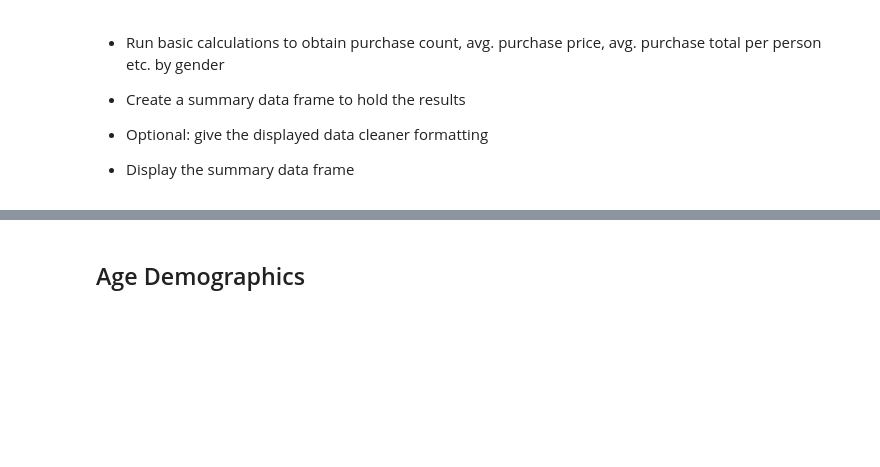
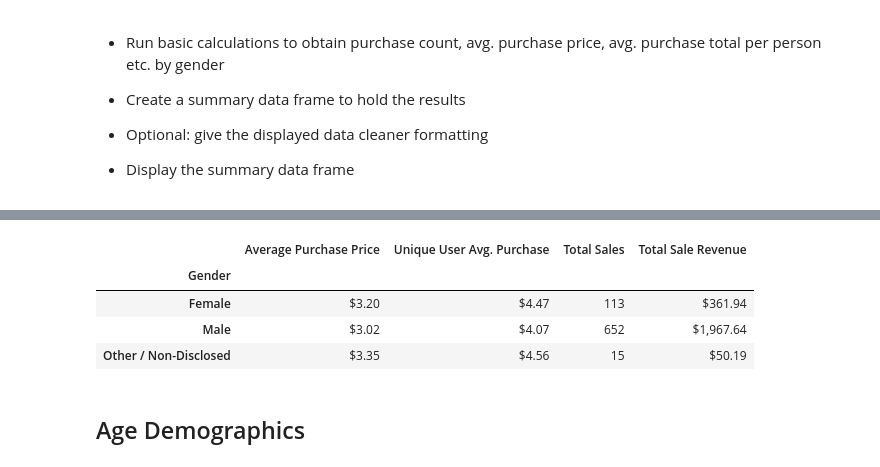
Before and after one commit to josephchancey/Game-Studio-Data-Analysis, a Jupyter notebook: HeroesOfPymoli_game_analysis.ipynb, the cells around one changed output, grey strips where cells are left out. Saved outputs shown, nothing was run; the diff lists cells and outputs as text; code cells hidden in the pictures; blank space fills up the shorter version.

```diff
--- a/HeroesOfPymoli_game_analysis.ipynb
+++ b/HeroesOfPymoli_game_analysis.ipynb
@@ -151,3 +144,34 @@ gender_dem_summary
+# %%
+#Purchase Count
+purchase_count = gender_group_df['Gender'].count()
+
+#Average Purchase Price
+average_price = gender_group_df["Price"].mean()
+
+#Total Purchase Value
+purchase_price = gender_group_df["Price"].sum()
+
+#Normalized Totals
+normalized = purchase_price / count_gender
+
+#Create new dataframe
+gender_analysis = pd.DataFrame({"Average Purchase Price": average_price,"Total Sale Revenue":purchase_price,
+                                "Unique User Avg. Purchase": normalized, "Total Sales": purchase_count})
+
+#Clean up formatting and reorder columns
+gender_analysis["Average Purchase Price"] = gender_analysis["Average Purchase Price"].map("${:,.2f}".format)
+gender_analysis["Total Sale Revenue"] = gender_analysis["Total Sale Revenue"].map("${:,.2f}".format)
+gender_analysis["Unique User Avg. Purchase"] = gender_analysis["Unique User Avg. Purchase"].map("${:,.2f}".format)
+#Reorder Columns
+gender_analysis = gender_analysis[["Average Purchase Price","Unique User Avg. Purchase", "Total Sales", "Total Sale Revenue"]]
+
+gender_analysis
+# %% [output]
+|  | Average Purchase Price | Unique User Avg. Purchase | Total Sales | Total Sale Revenue |
+| Gender |  |  |  |  |
+| Female | $3.20 | $4.47 | 113 | $361.94 |
+| Male | $3.02 | $4.07 | 652 | $1,967.64 |
+| Other / Non-Disclosed | $3.35 | $4.56 | 15 | $50.19 |
 # %% [markdown]
 ## Age Demographics
 # %% [markdown]
```
Also changed, not shown: parts of 4 cells of this notebook.
